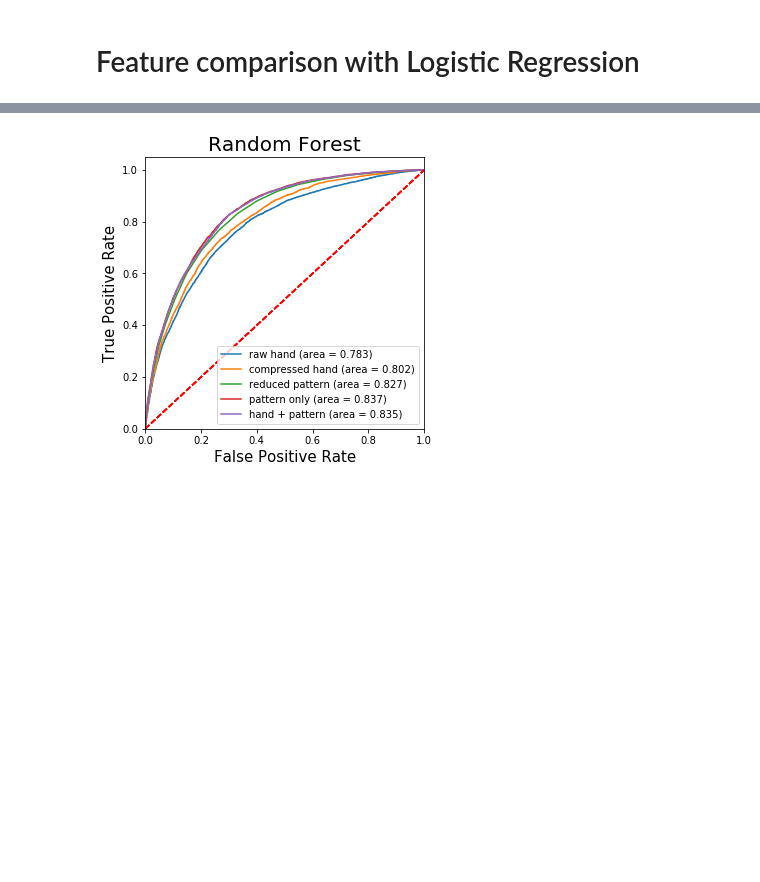
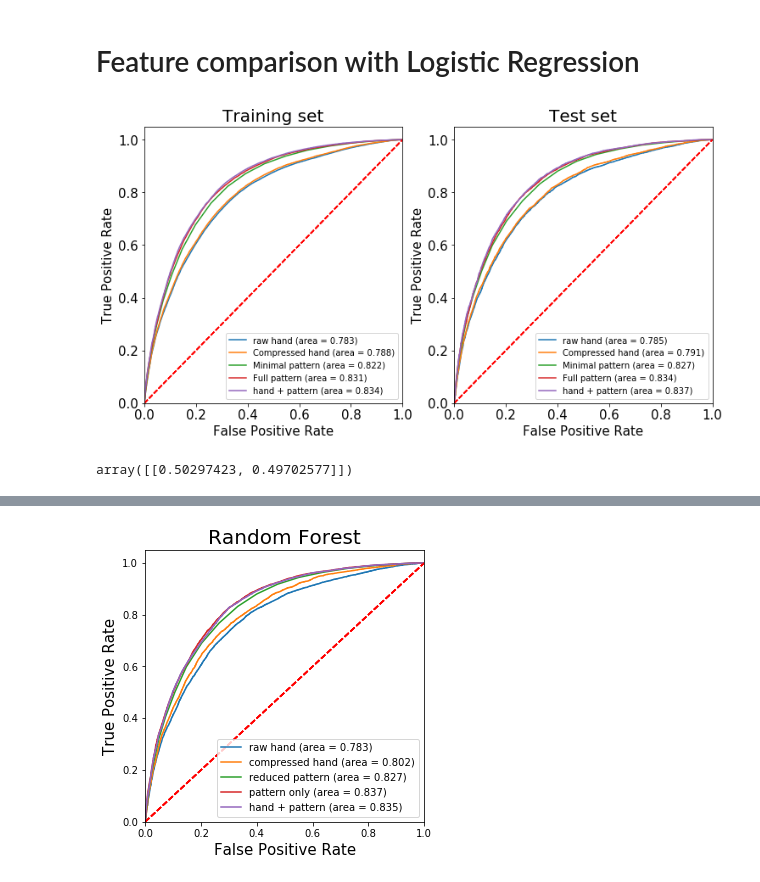
Before and after one commit to hungiyang/Project_Tichu, a Jupyter notebook: hand_feature_detection_tichu.ipynb, the cells around one changed output, grey strips where cells are left out. Drawn from its saved outputs; the diff is of its cells as text; code cells hidden in the pictures; blank space fills up the shorter version.

```diff
--- a/hand_feature_detection_tichu.ipynb
+++ b/hand_feature_detection_tichu.ipynb
@@ -467,6 +481,9 @@ bdt2.fit(trainX, trainy);
 rf_ch = RandomForestClassifier(n_estimators=100, max_features=6,  max_depth=8, class_weight='balanced')
 rf_ch.fit(trainX, trainy);
 
+trainX_ch = trainX
+trainy_ch = trainy
+
 testX_ch = testX
 testy_ch = testy
 # %%
@@ -489,6 +506,8 @@ bdt3.fit(trainX, trainy);
 rf_fv = RandomForestClassifier(n_estimators=100, max_features=6,  max_depth=8, class_weight='balanced')
 rf_fv.fit(trainX, trainy);
 
+trainX_fv = trainX
+trainy_fv = trainy
 testX_fv = testX
 testy_fv = testy
 # %%
@@ -511,6 +530,8 @@ bdt4.fit(trainX, trainy);
 rf_ult = RandomForestClassifier(n_estimators=100,  max_depth=8, class_weight='balanced')
 rf_ult.fit(trainX, trainy);
 
+trainX_ult = trainX
+trainy_ult = trainy
 testX_ult = testX
 testy_ult = testy
 # %%
@@ -533,8 +554,31 @@ bdt5.fit(trainX, trainy);
 rf_chpfv = RandomForestClassifier(n_estimators=100, max_features=6,  max_depth=8, class_weight='balanced')
 rf_chpfv.fit(trainX, trainy);
 
+trainX_chpfv = trainX
+trainy_chpfv = trainy
 testX_chpfv = testX
 testy_chpfv = testy
+# %%
+plt.figure(figsize=(12,6))
+plt.subplot(1,2,1)
+plot_data(stupidhand,'raw hand',trainX_sh,trainy_sh)
+plot_data(ch,'Compressed hand',trainX_ch,trainy_ch)
+plot_data(ult,'Minimal pattern',trainX_ult,trainy_ult)
+plot_data(fv,'Full pattern',trainX_fv,trainy_fv)
+plot_data(chpfv,'hand + pattern',trainX_chpfv,trainy_chpfv, 'Training set')
+plt.subplot(1,2,2)
+plot_data(stupidhand,'raw hand',testX_sh,testy_sh)
+plot_data(ch,'Compressed hand',testX_ch,testy_ch)
+plot_data(ult,'Minimal pattern',testX_ult,testy_ult)
+plot_data(fv,'Full pattern',testX_fv,testy_fv)
+plot_data(chpfv,'hand + pattern',testX_chpfv,testy_chpfv, 'Test set')
+plt.savefig('plots/tichu_AUC.png',bbox_inches='tight')
+# %% [output]
+[figure, added]
+# %%
+ult.predict_proba(np.array([1,6.4]).reshape(1,-1))
+# %% [output]
+array([[0.50297423, 0.49702577]])
 # %%
 plt.figure(figsize=(5,5))
 plot_data(stupidhand,'raw hand',testX_sh,testy_sh)
```
Also changed, not shown: parts of 44 cells of this notebook, 1 other file.
